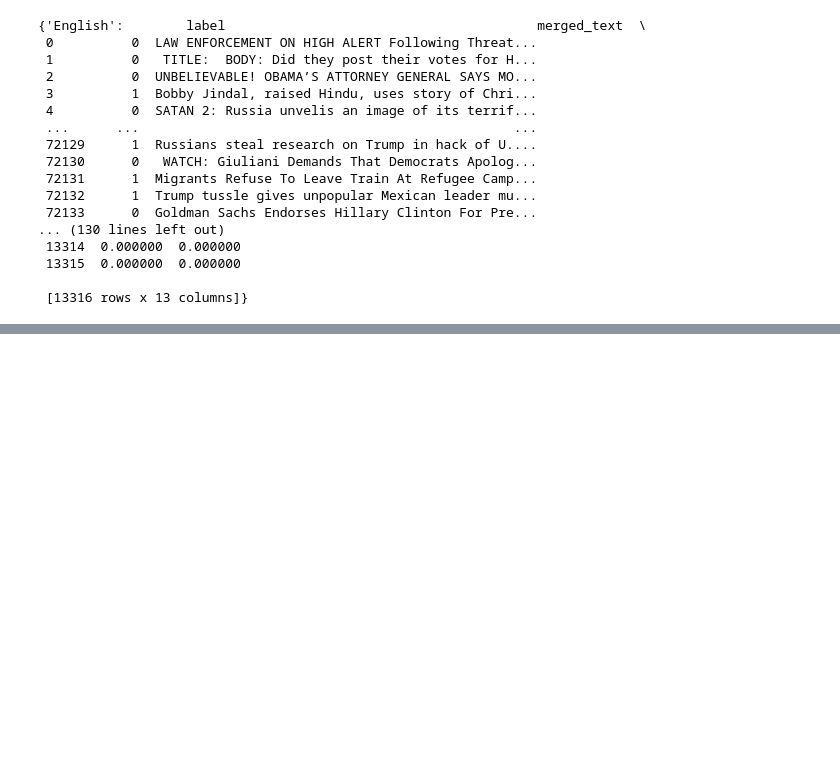
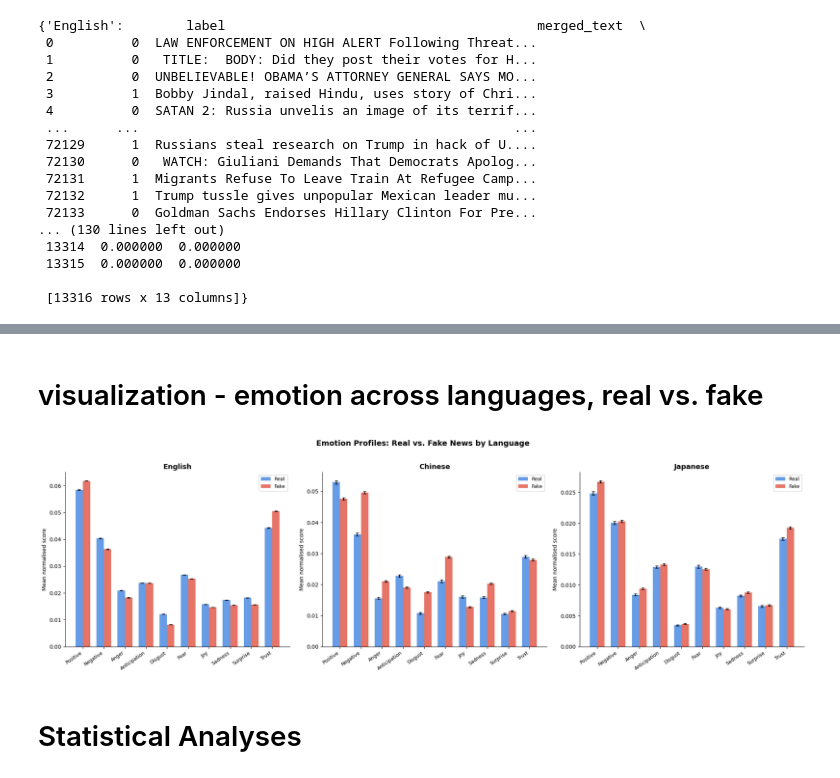
Before and after one commit to acl13820-cmd/Cross-language-transfer-learning-for-misinformation-detection, a Jupyter notebook: nlp_emotion_detection.ipynb, the cells around one changed output, grey strips where cells are left out. Cells and saved outputs as stored; diff of their text form; code cells hidden in the pictures; blank space fills up the shorter version.

Commit message:
Added statistical analyses and visualizations for emotion mapping

```diff
--- a/nlp_emotion_detection.ipynb
+++ b/nlp_emotion_detection.ipynb
@@ -253,0 +334,34 @@ Trust          0.01747   0.01927          0.00180
+# %% [markdown]
+# visualization - emotion across languages, real vs. fake
+# %%
+fig, axes = plt.subplots(1, 3, figsize=(20, 6), sharey=False)
+
+colors = {'real': '#4C8BE2', 'fake': '#E25C4C'}
+x = np.arange(len(EMOTIONS))
+width = 0.35
+
+for ax, (lang, tbl) in zip(axes, agg_tables.items()):
+    # bars
+    bars_real = ax.bar(x - width/2, tbl['real_mean'], width,
+                   yerr=tbl['real_sem'], capsize=3,
+                   color=colors['real'], alpha=0.85, label='Real')
+    bars_fake = ax.bar(x + width/2, tbl['fake_mean'], width,
+                   yerr=tbl['fake_sem'], capsize=3,
+                   color=colors['fake'], alpha=0.85, label='Fake')
+
+    ax.set_title(lang, fontsize=13, fontweight='bold')
+    ax.set_xticks(x)
+    ax.set_xticklabels(EMOTIONS, rotation=35, ha='right', fontsize=9)
+    ax.set_ylabel('Mean normalised score')
+    ax.legend(fontsize=9)
+    ax.spines[['top', 'right']].set_visible(False)
+
+fig.suptitle('Emotion Profiles: Real vs. Fake News by Language',
+             fontsize=14, fontweight='bold', y=1.02)
+plt.tight_layout()
+plt.savefig('emotion_barplot.png', dpi=150, bbox_inches='tight')
+plt.show()
+# %% [output]
+[figure, added]
+# %% [markdown]
+# Statistical Analyses
```
Also changed, not shown: parts of 12 cells of this notebook, 3 other files.
